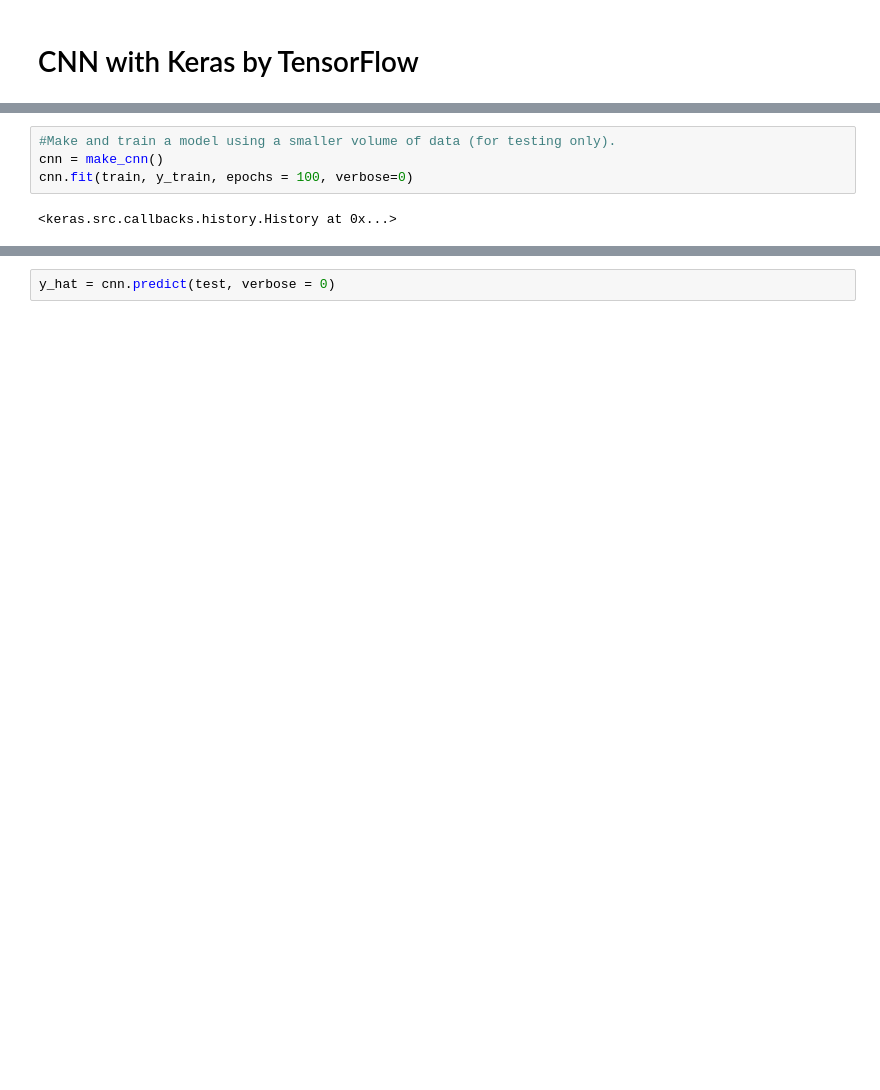
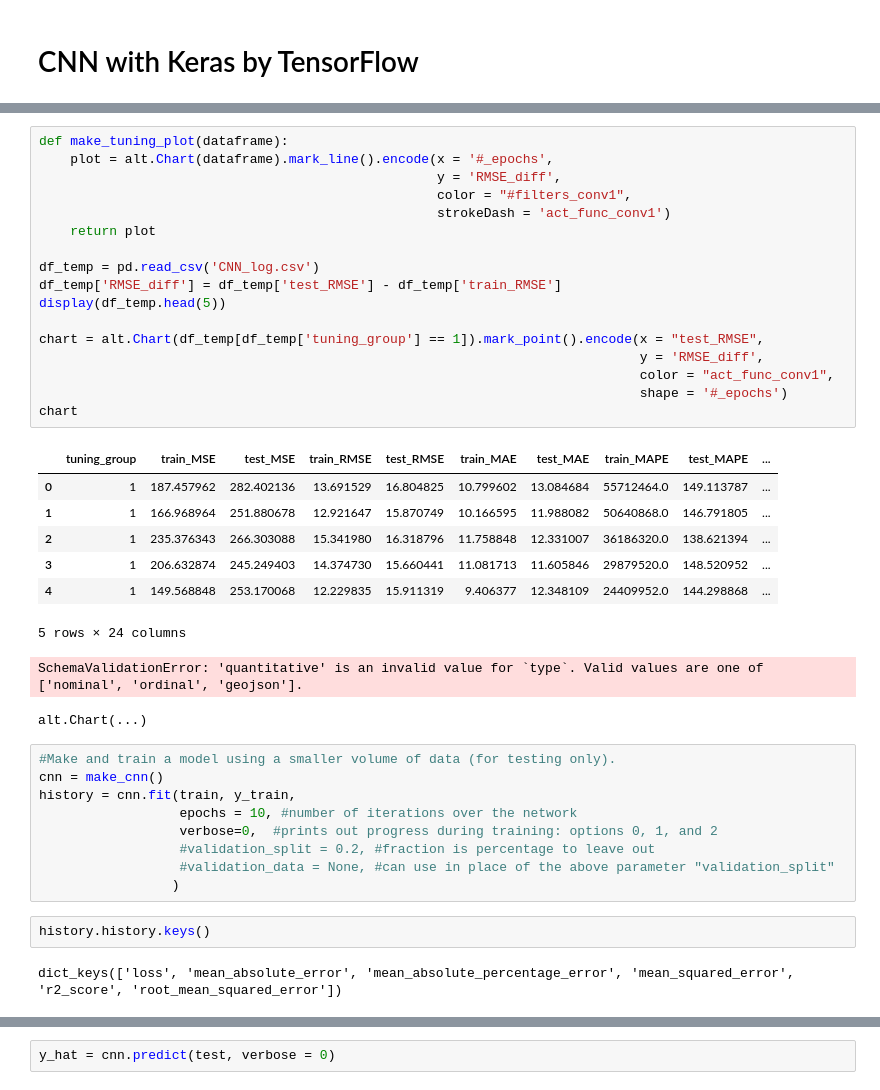
Before and after one commit to sakinanazarali/RUL_Prediction, a Jupyter notebook: CNN.ipynb, the cells around one changed output, grey strips where cells are left out. Drawn from its saved outputs; the diff is of its cells as text; blank space fills up the shorter version.

```diff
--- a/CNN.ipynb
+++ b/CNN.ipynb
@@ -110,6 +525,40 @@ display(train[0:300].shape)
+# %%
+def make_tuning_plot(dataframe):
+    plot = alt.Chart(dataframe).mark_line().encode(x = '#_epochs',
+                                                   y = 'RMSE_diff',
+                                                   color = "#filters_conv1",
+                                                   strokeDash = 'act_func_conv1')
+    return plot
+
+df_temp = pd.read_csv('CNN_log.csv')
+df_temp['RMSE_diff'] = df_temp['test_RMSE'] - df_temp['train_RMSE']
+display(df_temp.head(5))
+
+chart = alt.Chart(df_temp[df_temp['tuning_group'] == 1]).mark_point().encode(x = "test_RMSE",
+                                                                             y = 'RMSE_diff',
+                                                                             color = "act_func_conv1",
+                                                                             shape = '#_epochs')
+chart
+# %% [output]
+|  | tuning_group | train_MSE | test_MSE | train_RMSE | test_RMSE | train_MAE | test_MAE | train_MAPE | test_MAPE | ... |
+| 0 | 1 | 187.457962 | 282.402136 | 13.691529 | 16.804825 | 10.799602 | 13.084684 | 55712464.0 | 149.113787 | ... |
+| 1 | 1 | 166.968964 | 251.880678 | 12.921647 | 15.870749 | 10.166595 | 11.988082 | 50640868.0 | 146.791805 | ... |
+| 2 | 1 | 235.376343 | 266.303088 | 15.341980 | 16.318796 | 11.758848 | 12.331007 | 36186320.0 | 138.621394 | ... |
+| 3 | 1 | 206.632874 | 245.249403 | 14.374730 | 15.660441 | 11.081713 | 11.605846 | 29879520.0 | 148.520952 | ... |
+| 4 | 1 | 149.568848 | 253.170068 | 12.229835 | 15.911319 | 9.406377 | 12.348109 | 24409952.0 | 144.298868 | ... |
+5 rows × 24 columns
+SchemaValidationError: 'quantitative' is an invalid value for `type`. Valid values are one of ['nominal', 'ordinal', 'geojson'].
+alt.Chart(...)
 # %%
 #Make and train a model using a smaller volume of data (for testing only).
 cnn = make_cnn()
-cnn.fit(train, y_train, epochs = 100, verbose=0)
+history = cnn.fit(train, y_train,
+                  epochs = 10, #number of iterations over the network
+                  verbose=0,  #prints out progress during training: options 0, 1, and 2
+                  #validation_split = 0.2, #fraction is percentage to leave out
+                  #validation_data = None, #can use in place of the above parameter "validation_split"
+                 )
-# %% [output]
-<keras.src.callbacks.history.History at 0x...>
+# %%
+history.history.keys()
+# %% [output]
+dict_keys(['loss', 'mean_absolute_error', 'mean_absolute_percentage_error', 'mean_squared_error', 'r2_score', 'root_mean_squared_error'])
```
Also changed, not shown: parts of 37 cells of this notebook, 1 other file.
